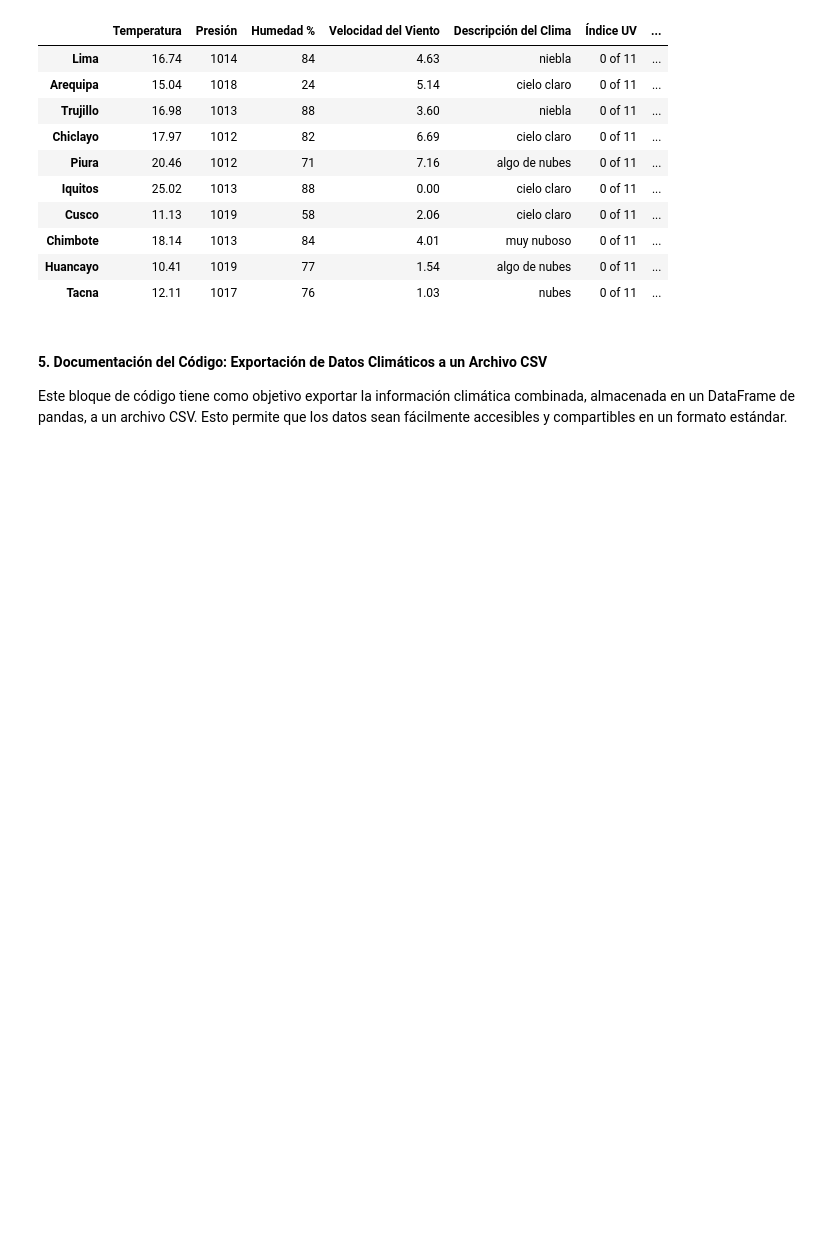
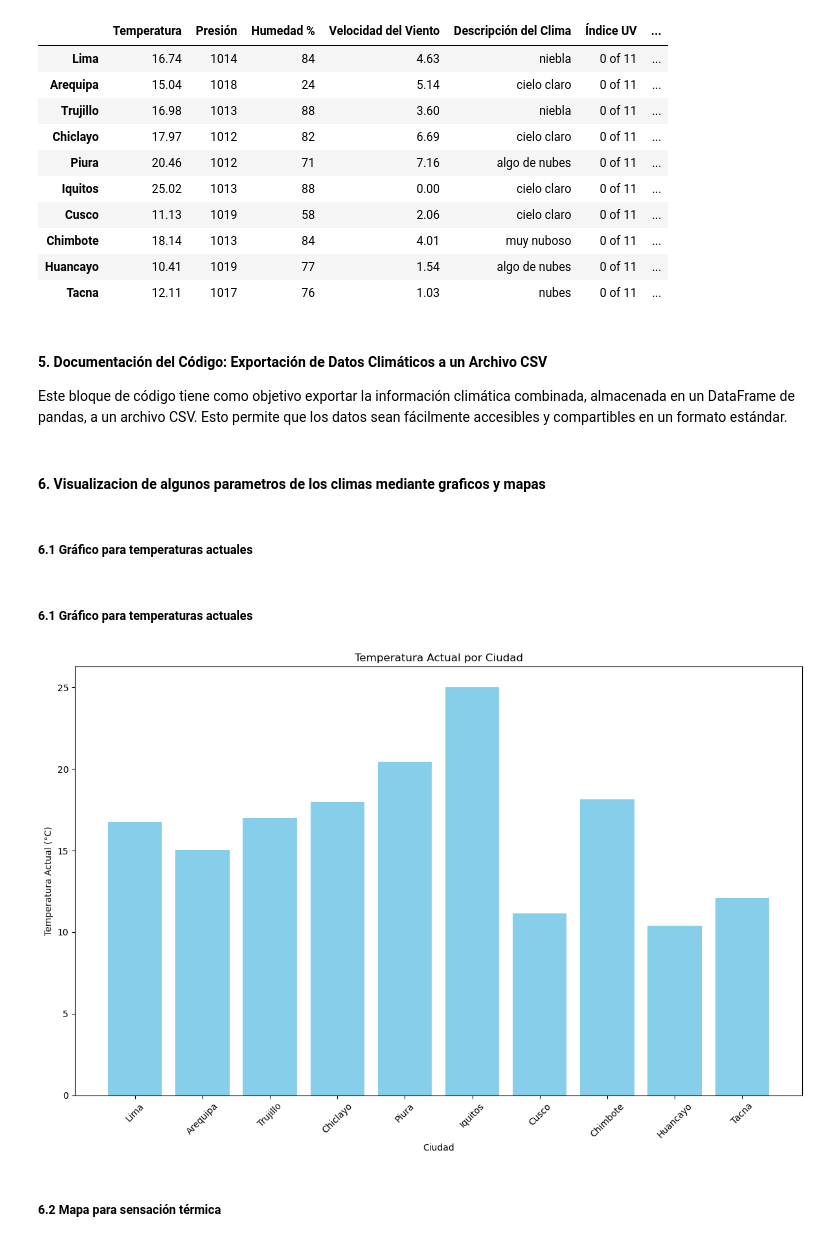
Before and after one commit to Alexandra-2803/proyecto-final, a Jupyter notebook: scripts/apiclima.ipynb, the cells around one changed output. Cells and saved outputs as stored; diff of their text form; code cells hidden in the pictures; blank space fills up the shorter version.

Commit message:
agregando graficos y mapas respectivos

```diff
--- a/scripts/apiclima.ipynb
+++ b/scripts/apiclima.ipynb
@@ -268,3 +268,37 @@ df['Ciudad'] = df.index
 df = df.reset_index(drop=True)
 df = df[['Ciudad', 'Temperatura', 'Presión', 'Humedad %', 'Velocidad del Viento', 'Descripción del Clima', 'Índice UV', 'Sensación Térmica', 'Visibilidad']]
 df.to_csv('archivo.csv', index=False, sep=',', encoding='utf-8')
+# %% [markdown]
+#### 6. Visualizacion de algunos parametros de los climas mediante graficos y mapas
+# %% [markdown]
+##### 6.1 Gráfico para temperaturas actuales
+# %% [markdown]
+##### 6.1 Gráfico para temperaturas actuales
+# %%
+import pandas as pd
+import matplotlib.pyplot as plt
+
+# Lee el archivo CSV donde tienes las temperaturas actuales, asegurando que el índice son las ciudades
+df = pd.read_csv('archivo.csv', sep=',', encoding='utf-8', index_col=0)  # Asegurándote de que el índice sea la primera columna (ciudades)
+
+# Configurar el tamaño del gráfico
+plt.figure(figsize=(12, 8))
+
+# Crear el gráfico de barras
+plt.bar(df.index, df['Temperatura'], color='skyblue')  # Usando el índice como etiquetas y la columna 'Temperatura' para los valores
+
+# Añadir título y etiquetas
+plt.title('Temperatura Actual por Ciudad')
+plt.xlabel('Ciudad')
+plt.ylabel('Temperatura Actual (°C)')
+
+# Personalizar etiquetas del eje x con los nombres de las ciudades
+plt.xticks(rotation=45)
+
+# Mostrar el gráfico
+plt.tight_layout()  # Ajustar el diseño del gráfico
+plt.show()
+# %% [output]
+[figure, added]
+# %% [markdown]
+##### 6.2 Mapa para sensación térmica
```
Also changed, not shown: parts of 1 cell of this notebook, 1 other file.
